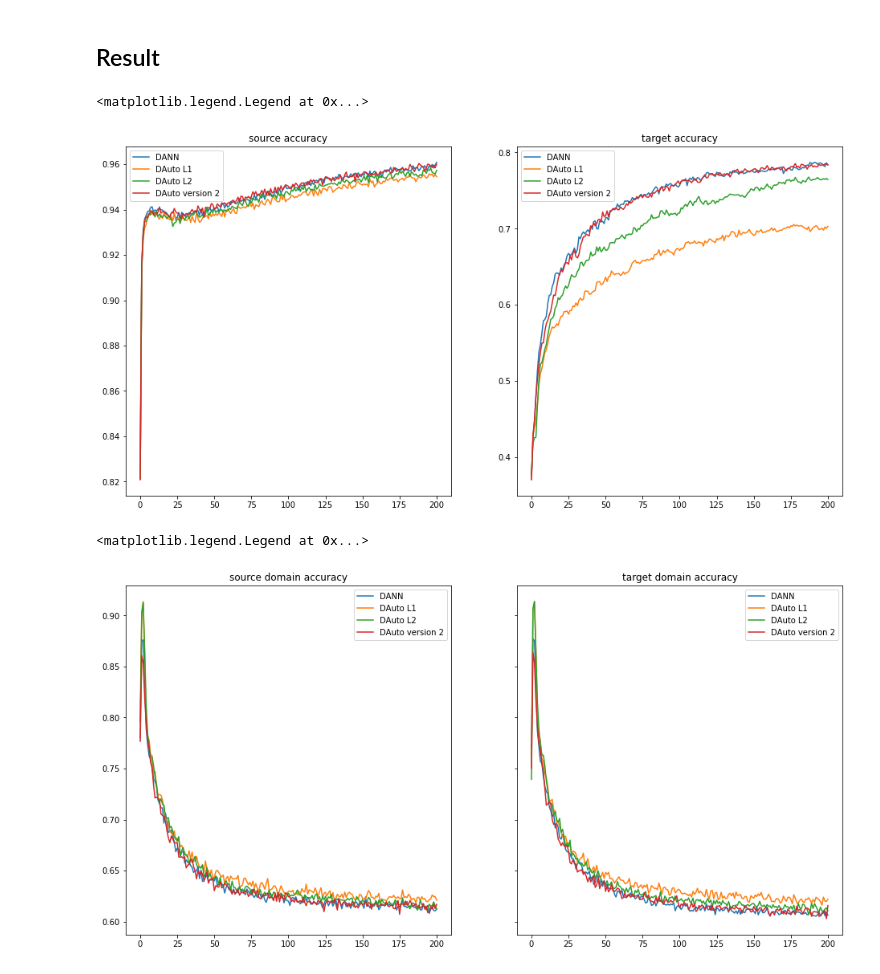
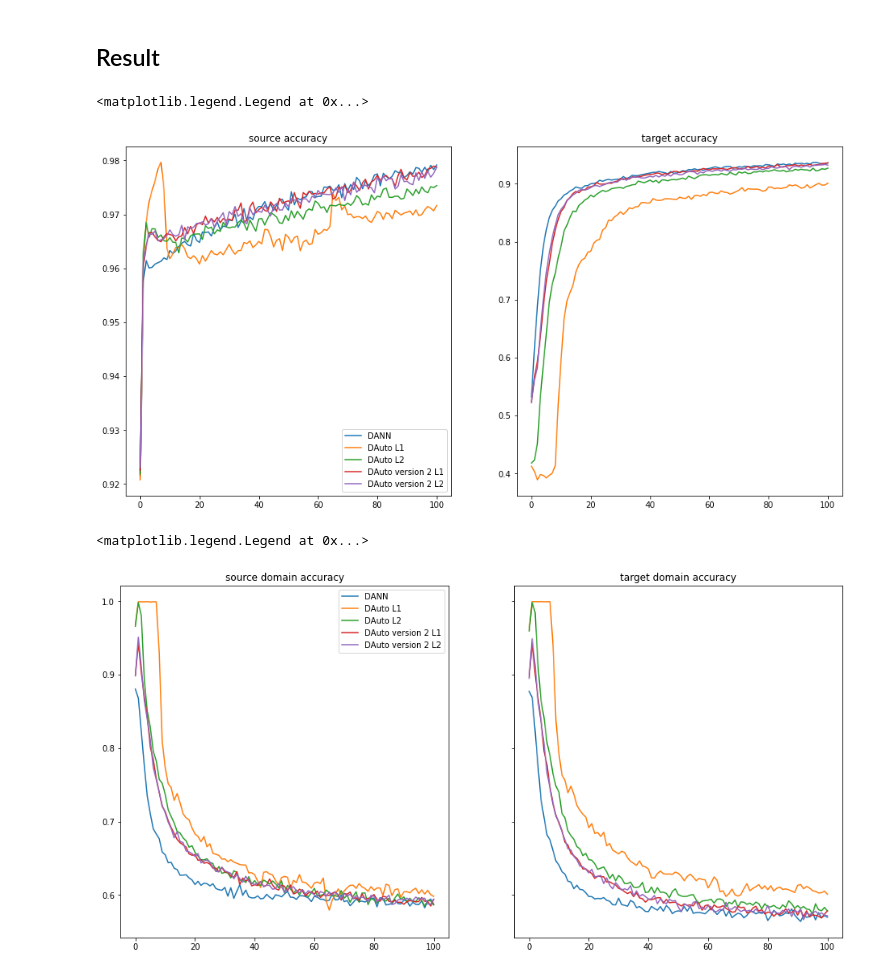
Before and after one commit to bochendong/unsupervised_domain_adaptation, a Jupyter notebook: dann_auto_encoder.ipynb, the cells around one changed output. Drawn from its saved outputs; the diff is of its cells as text; code cells hidden in the pictures.

```diff
--- a/dann_auto_encoder.ipynb
+++ b/dann_auto_encoder.ipynb
@@ -574,8 +594,8 @@ optimizer = optim.Adam(net.parameters(), lr=0.001)
 # %%
-history_DAtuo_v2 = []
-for epoch in range(0, 201):
-    sl, sd, tl, td, total = train_with_autoencoder_v2(loader_source, loader_target, net, criterion, criterion_construct, optimizer,True, epoch)
-    history_DAtuo_v2.append([sl/total, sd/total, tl/total, td/total])
+history_DAtuo_v2_L1 = []
+for epoch in range(0, epoches):
+    sl, sd, tl, td, total = train_with_autoencoder_v2(loader_source, loader_target, dauto_v2_l1, criterion, criterion_construct, optimizer,True, epoch)
+    history_DAtuo_v2_L1.append([sl/total, sd/total, tl/total, td/total])
     if (epoch % 20 == 0):
         print("e: %d, sl: %f, sd: %f, tl: %f, td: %f" % (epoch, sl/total, sd/total, tl/total, td/total))
 # %% [output]
@@ -631,0 +648,7 @@ data_visualization.plot_info(target_tranformed_data, target_label, 2)
+# %%
+history_DAtuo_v2_L2 = []
+for epoch in range(0, epoches):
+    sl, sd, tl, td, total = train_with_autoencoder_v2(loader_source, loader_target, dauto_v2_l2, criterion, criterion_construct, optimizer,True, epoch)
+    history_DAtuo_v2_L2.append([sl/total, sd/total, tl/total, td/total])
+    if (epoch % 20 == 0):
+        print("e: %d, sl: %f, sd: %f, tl: %f, td: %f" % (epoch, sl/total, sd/total, tl/total, td/total))
@@ -631,0 +662,15 @@ data_visualization.plot_info(target_tranformed_data, target_label, 2)
+# %%
+f, (ax1, ax2) = plt.subplots(1, 2,figsize=(16, 8))
+x = range(0, epoches)
+
+history_DAtuo_v2_L2 = np.array(history_DAtuo_v2_L2)
+
+ax1.plot(x, history_DAtuo_v2_L2[:,0])
+ax1.plot(x, history_DAtuo_v2_L2[:,2])
+ax1.set_title("DAuto v2 L2 classifier")
+ax1.legend(['source label', 'target label'])
+
+ax2.plot(x, history_DAtuo_v2_L2[:,1])
+ax2.plot(x, history_DAtuo_v2_L2[:,3])
+ax1.set_title("DAuto v2 L1 domain classifier")
+ax2.legend(['source domain', 'target domain'])
@@ -632,46 +687,51 @@ data_visualization.plot_info(target_tranformed_data, target_label, 2)
 # %% [markdown]
 ## Result
 # %%
-x = range(0, 201)
+x = range(0, epoches)
 history_DANN = np.array(history_DANN)
 history_DAtuo_L1 = np.array(history_DAtuo_L1)
 history_DAtuo_L2 = np.array(history_DAtuo_L2)
-history_DAtuo_v2 = np.array(history_DAtuo_v2)
+history_DAtuo_v2_L1 = np.array(history_DAtuo_v2_L1)
+history_DAtuo_v2_L2 = np.array(history_DAtuo_v2_L2)
 # %%
 f, (ax1, ax2) = plt.subplots(1, 2,figsize=(16, 8))
 
 ax1.plot(x, history_DANN[:,0])
 ax1.plot(x, history_DAtuo_L1[:,0])
 ax1.plot(x, history_DAtuo_L2[:,0])
-ax1.plot(x, history_DAtuo_v2[:,0])
+ax1.plot(x, history_DAtuo_v2_L1[:,0])
+ax1.plot(x, history_DAtuo_v2_L2[:,0])
 ax1.set_title("source accuracy")
-ax1.legend(['DANN', 'DAuto L1', 'DAuto L2', 'DAuto version 2'])
+ax1.legend(['DANN', 'DAuto L1', 'DAuto L2', 'DAuto version 2 L1', 'DAuto version 2 L2'])
 
 ax2.plot(x, history_DANN[:,2])
 ax2.plot(x, history_DAtuo_L1[:,2])
 ax2.plot(x, history_DAtuo_L2[:,2])
-ax2.plot(x, history_DAtuo_v2[:,2])
+ax2.plot(x, history_DAtuo_v2_L1[:,2])
+ax2.plot(x, history_DAtuo_v2_L2[:,2])
 ax2.set_title("target accuracy")
-ax2.legend(['DANN', 'DAuto L1', 'DAuto L2', 'DAuto version 2'])
+ax1.legend(['DANN', 'DAuto L1', 'DAuto L2', 'DAuto version 2 L1', 'DAuto version 2 L2'])
 # %% [output]
 <matplotlib.legend.Legend at 0x...>
-[figure, old version]
+[figure, new version]
 # %%
 f, (ax1, ax2) = plt.subplots(1, 2, sharey=True,figsize=(16, 8))
 
 ax1.plot(x, history_DANN[:,1])
 ax1.plot(x, history_DAtuo_L1[:,1])
 ax1.plot(x, history_DAtuo_L2[:,1])
-ax1.plot(x, history_DAtuo_v2[:,1])
+ax1.plot(x, history_DAtuo_v2_L1[:,1])
+ax1.plot(x, history_DAtuo_v2_L2[:,1])
 ax1.set_title("source domain accuracy")
-ax1.legend(['DANN', 'DAuto L1', 'DAuto L2', 'DAuto version 2'])
+ax1.legend(['DANN', 'DAuto L1', 'DAuto L2', 'DAuto version 2 L1', 'DAuto version 2 L2'])
 
 ax2.plot(x, history_DANN[:,3])
 ax2.plot(x, history_DAtuo_L1[:,3])
 ax2.plot(x, history_DAtuo_L2[:,3])
-ax2.plot(x, history_DAtuo_v2[:,3])
+ax2.plot(x, history_DAtuo_v2_L1[:,3])
+ax2.plot(x, history_DAtuo_v2_L2[:,3])
 ax2.set_title("target domain accuracy")
-ax2.legend(['DANN', 'DAuto L1', 'DAuto L2', 'DAuto version 2'])
+ax1.legend(['DANN', 'DAuto L1', 'DAuto L2', 'DAuto version 2 L1', 'DAuto version 2 L2'])
 # %% [output]
 <matplotlib.legend.Legend at 0x...>
-[figure, old version]
+[figure, new version]
```
Also changed, not shown: parts of 46 cells of this notebook, 12 other files.
